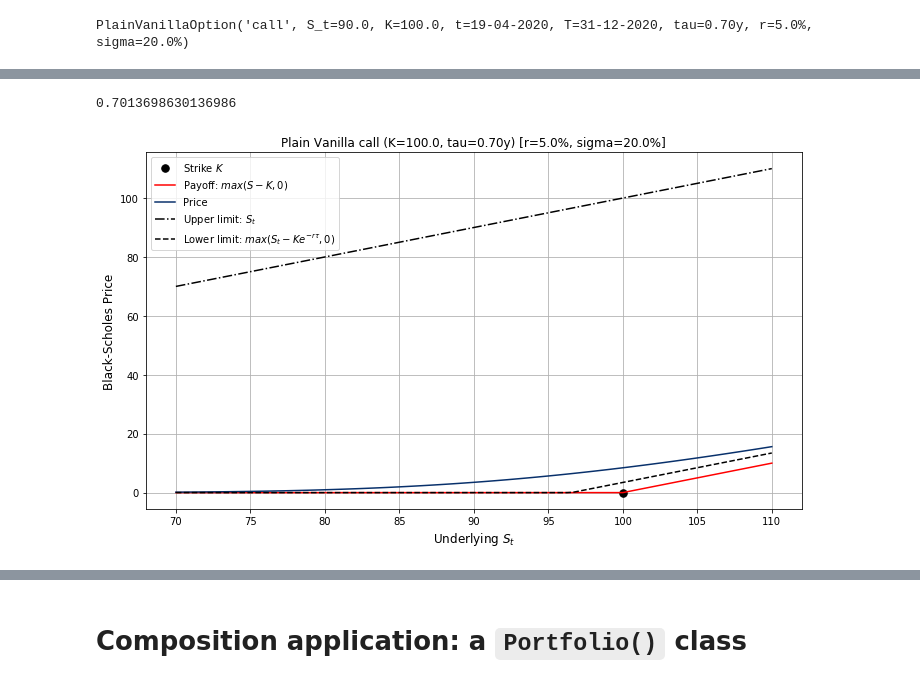
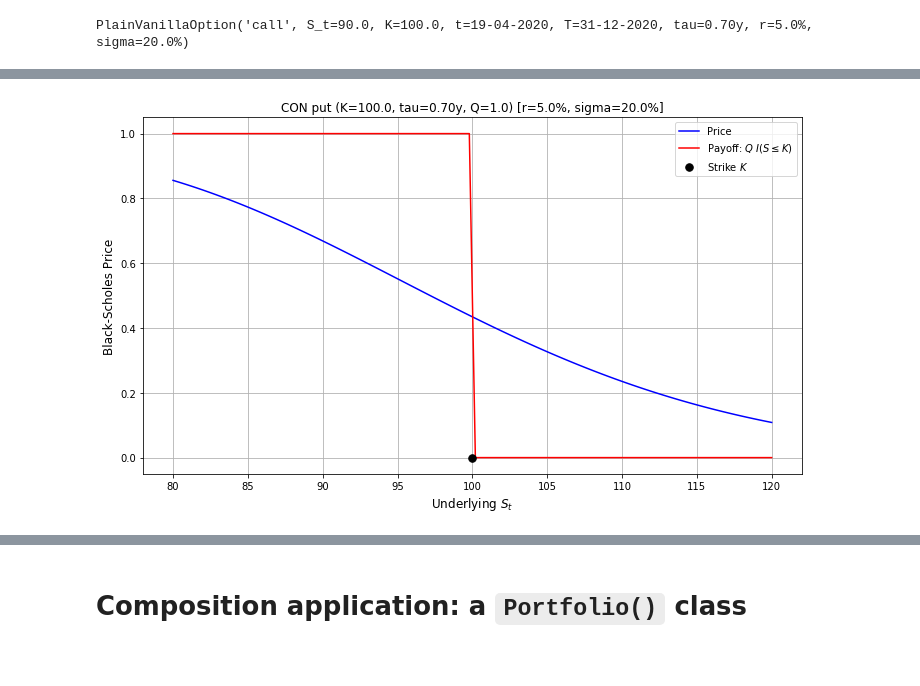
Before and after one commit to gabrielepompa88/IT-For-Business-And-Finance-2019-20, a Jupyter notebook: Notebooks/Derivatives_Analytics___Introduction_to_OOP.ipynb, the cells around one changed output, grey strips where cells are left out. Cells and saved outputs as stored; diff of their text form; code cells hidden in the pictures.

```diff
--- a/Notebooks/Derivatives_Analytics___Introduction_to_OOP.ipynb
+++ b/Notebooks/Derivatives_Analytics___Introduction_to_OOP.ipynb
@@ -3477,14 +3479,14 @@ class DigitalOption(EuropeanOption):
             return self.__put_payoff(S)
 
     def __call_payoff(self, S):
-        if isinstance(S, list):
-            return [self.get_Q() * int(s > self.get_K()) for s in S]
+        if isinstance(S, Iterable):
+            return np.array([self.get_Q() * int(s > self.get_K()) for s in S])
         else:
             return self.get_Q() * int(S > self.get_K())
 
     def __put_payoff(self, S):
-        if isinstance(S, list):
-            return [self.get_Q() * int(s <= self.get_K()) for s in S]
+        if isinstance(S, Iterable):
+            return np.array([self.get_Q() * int(s <= self.get_K()) for s in S])
         else:
             return self.get_Q() * int(S <= self.get_K())
 
@@ -3507,8 +3509,8 @@ class DigitalOption(EuropeanOption):
         return self.__price_upper_limit(S, tau)
 
     def __price_upper_limit(self, S, tau):
-        if isinstance(S, list):
-            return [self.get_Q()*np.exp(-self.get_r() * tau)]*len(S)
+        if isinstance(S, Iterable):
+            return np.repeat(self.get_Q()*np.exp(-self.get_r() * tau), repeats=len(S))
         else:
             return self.get_Q()*np.exp(-self.get_r() * tau)
 
@@ -3527,10 +3529,10 @@ class DigitalOption(EuropeanOption):
 
         # call case
         if self.get_type() == 'call':
-            return [0.0]*len(S) if isinstance(S, list) else 0.0
+            return np.repeat(0.0, repeats=len(S)) if isinstance(S, Iterable) else 0.0
         # put case
         else:
-            return [0.0]*len(S) if isinstance(S, list) else 0.0
+            return np.repeat(0.0, repeats=len(S)) if isinstance(S, Iterable) else 0.0
 
     # price calculation - with optional *args and **kwargs parameters
     def price(self, *args, **kwargs):
@@ -3549,10 +3551,10 @@ class DigitalOption(EuropeanOption):
 
         # call case
         if self.get_type() == 'call':
-            return [self.__call_price(s, tau) for s in S] if isinstance(S, list) else self.__call_price(S, tau)
+            return np.array([self.__call_price(s, tau) for s in S]) if isinstance(S, Iterable) else self.__call_price(S, tau)
         # put case
         else:
-            return [self.__put_price(s, tau) for s in S] if isinstance(S, list) else self.__put_price(S, tau)
+            return np.array([self.__put_price(s, tau) for s in S]) if isinstance(S, Iterable) else self.__put_price(S, tau)
 
     def __call_price(self, S, tau):
 
@@ -3870,0 +3891,3 @@ option_plotter.plot_price()
+# %%
+CON_Put = DigitalOption(market_env, option_type='put')
+CON_Put
@@ -3870,0 +3897,2 @@ option_plotter.plot_price()
+# %%
+option_plotter = Plotter(CON_Put)
@@ -3871,5 +3903,4 @@ option_plotter.plot_price()
 # %%
-option_plotter.plot_price(plot_limits=True)
+option_plotter.plot(plot_limits=False)
 # %% [output]
-0.7013698630136986
-[figure, old version]
+[figure, new version]
```
Also changed, not shown: parts of 33 cells of this notebook.
